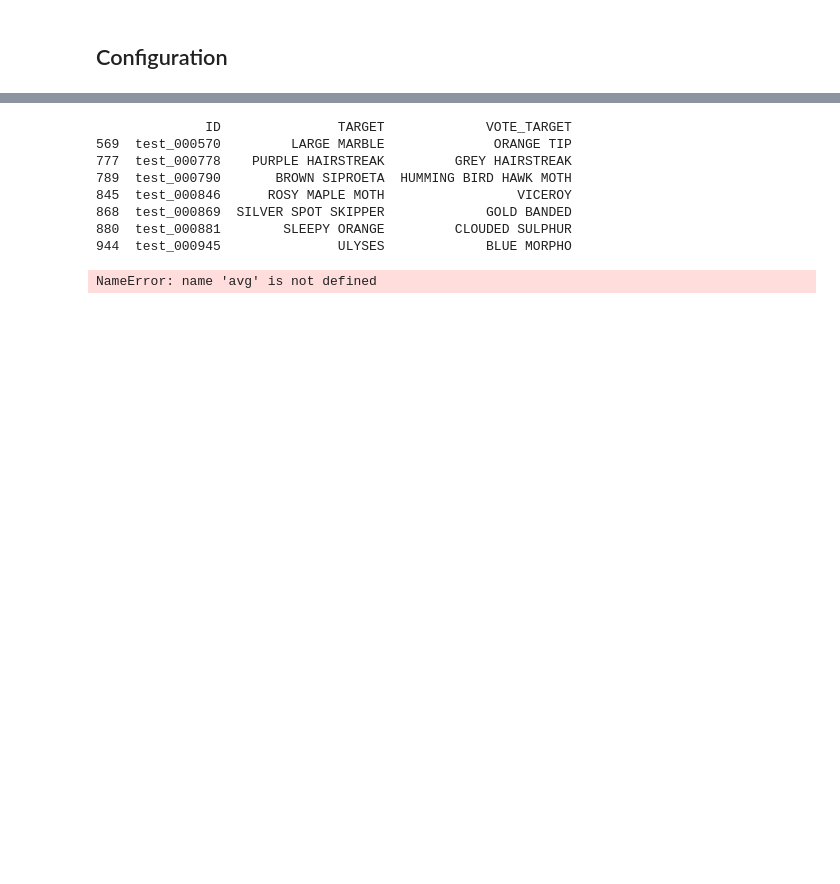
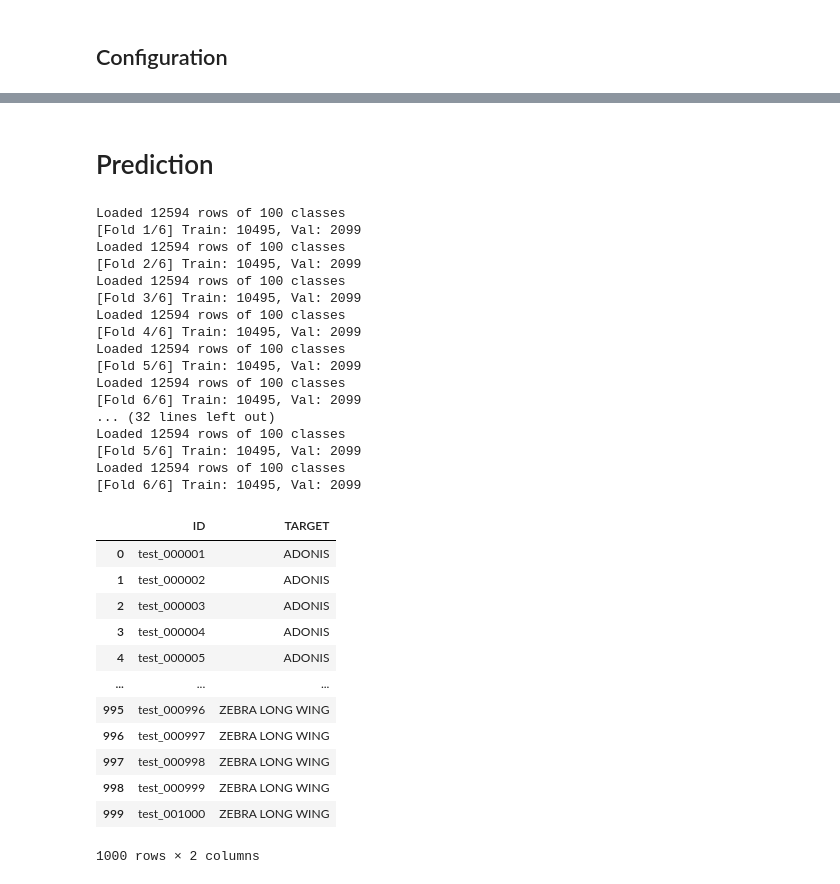
Before and after one commit to rishabhreng/ELEC378_FinalProject, a Jupyter notebook: kfold_clf.ipynb, the cells around one changed output, grey strips where cells are left out. Saved outputs shown, nothing was run; the diff lists cells and outputs as text; code cells hidden in the pictures; blank space fills up the shorter version.

```diff
--- a/kfold_clf.ipynb
+++ b/kfold_clf.ipynb
@@ -126,7 +116,7 @@ def build_neural_transforms(train: bool) -> transforms.Compose:
                 ),
                 transforms.RandomCrop(IMAGE_SIZE),
                 transforms.RandomHorizontalFlip(p=0.5),
-                transforms.RandomRotation(10),
+                transforms.RandomRotation(degrees=10),
                 transforms.RandomAffine(degrees=0, translate=(0.1, 0.1)),
                 transforms.RandAugment(2, 10),
                 transforms.ToDtype(torch.float32, scale=True),
@@ -698,3 +592,5 @@ Fold 6: best_cnn-v2.ckpt (128.6 MB)
+# %% [markdown]
+# Prediction
 # %%
 def predict_from_checkpoint(fold_idx: int, checkpoint_path: str = None, output_csv: str = "predictions.csv"):
     dm = ButterflyKFoldDataModule(BATCH_SIZE, NUM_WORKERS, N_SPLITS, fold_idx, SEED)
@@ -792,36 +688,89 @@ def apply_neighbor_bias(probabilities_df, prob_boost=0.05):
 # %%
 def ensemble_predict_with_neighbor_bias(fold_indices: list, prob_boost: float, checkpoint_paths: list, output_csv):
     """Do ensemble prediction but with neighbor biasing."""
     all_logits, img_ids, names = [], None, None
     for i, fold_idx in enumerate(fold_indices):
         logits, img_ids, names = get_logits_from_checkpoint(fold_idx, checkpoint_paths[i] if checkpoint_paths else None)
         if logits is not None:
             all_logits.append(logits)
 
     all_probs = [np.exp(logits) / np.exp(logits).sum(axis=1, keepdims=True) for logits in all_logits]
 
     avg_probs = np.mean(all_probs, axis=0)
 
     # Create DataFrame of probabilities
     probs_df = pd.DataFrame(avg_probs, columns=names)
 
-    probs_df = apply_neighbor_bias(probs_df, prob_boost=prob_boost, clustered_data=True)
+    probs_df = apply_neighbor_bias(probs_df, prob_boost=prob_boost)
 
     preds = np.argmax(probs_df.values, axis=1) # final preds
 
     result = pd.DataFrame({
         "ID": img_ids,
         "TARGET": [names[i] for i in preds]
     })
 
     result.to_csv(FILE_PATH / output_csv, index=False)
     return result
 
 ensemble_predict_with_neighbor_bias(
     list(range(6)),
-    prob_boost=0.05,
-    output_csv="ensemble_avg_biased.csv"
+    prob_boost=0.24,
+    checkpoint_paths=None,
+    output_csv="ensemble_avg_biased_0.24.csv"
 )
+
+ensemble_predict_with_neighbor_bias(
+    list(range(6)),
+    prob_boost=0.23,
+    checkpoint_paths=None,
+    output_csv="ensemble_avg_biased_0.23.csv"
+)
+
+ensemble_predict_with_neighbor_bias(
+    list(range(6)),
+    prob_boost=0.26,
+    checkpoint_paths=None,
+    output_csv="ensemble_avg_biased_0.26.csv"
+)
+
+ensemble_predict_with_neighbor_bias(
+    list(range(6)),
+    prob_boost=0.27,
+    checkpoint_paths=None,
+    output_csv="ensemble_avg_biased_0.27.csv"
+)
+# %% [output]
+Loaded 12594 rows of 100 classes
+[Fold 1/6] Train: 10495, Val: 2099
+Loaded 12594 rows of 100 classes
+[Fold 2/6] Train: 10495, Val: 2099
+Loaded 12594 rows of 100 classes
+[Fold 3/6] Train: 10495, Val: 2099
+Loaded 12594 rows of 100 classes
+[Fold 4/6] Train: 10495, Val: 2099
+Loaded 12594 rows of 100 classes
+[Fold 5/6] Train: 10495, Val: 2099
+Loaded 12594 rows of 100 classes
+[Fold 6/6] Train: 10495, Val: 2099
+... (32 lines left out)
+Loaded 12594 rows of 100 classes
+[Fold 5/6] Train: 10495, Val: 2099
+Loaded 12594 rows of 100 classes
+[Fold 6/6] Train: 10495, Val: 2099
+|  | ID | TARGET |
+| 0 | test_000001 | ADONIS |
+| 1 | test_000002 | ADONIS |
+| 2 | test_000003 | ADONIS |
+| 3 | test_000004 | ADONIS |
+| 4 | test_000005 | ADONIS |
+| ... | ... | ... |
+| 995 | test_000996 | ZEBRA LONG WING |
+| 996 | test_000997 | ZEBRA LONG WING |
+| 997 | test_000998 | ZEBRA LONG WING |
+| 998 | test_000999 | ZEBRA LONG WING |
+| 999 | test_001000 | ZEBRA LONG WING |
+1000 rows × 2 columns
 # %%
 def compare_ensemble_methods():
     avg = ensemble_predict(list(range(N_SPLITS)), method="averaging", output_csv="ensemble_avg.csv")
@@ -841,20 +790,9 @@ if avg is not None and vote is not None:
     diff_df = avg[avg["TARGET"] != vote["TARGET"]].copy()
     diff_df["VOTE_TARGET"] = vote.loc[diff_df.index, "TARGET"]
     print(diff_df.head(10))
-# %% [output]
-              ID               TARGET             VOTE_TARGET
-569  test_000570         LARGE MARBLE              ORANGE TIP
-777  test_000778    PURPLE HAIRSTREAK         GREY HAIRSTREAK
-789  test_000790       BROWN SIPROETA  HUMMING BIRD HAWK MOTH
-845  test_000846      ROSY MAPLE MOTH                 VICEROY
-868  test_000869  SILVER SPOT SKIPPER             GOLD BANDED
-880  test_000881        SLEEPY ORANGE         CLOUDED SULPHUR
-944  test_000945               ULYSES             BLUE MORPHO
 # %%
 # find the ones that differ
 if avg is not None and biased_result is not None:
     diff_df = avg[avg["TARGET"] != biased_result["TARGET"]].copy()
     diff_df["BIASED_TARGET"] = biased_result.loc[diff_df.index, "TARGET"]
     print(diff_df.head(10))
-# %% [output]
-NameError: name 'avg' is not defined
```
Also changed, not shown: parts of 9 cells of this notebook, 18 other files.
